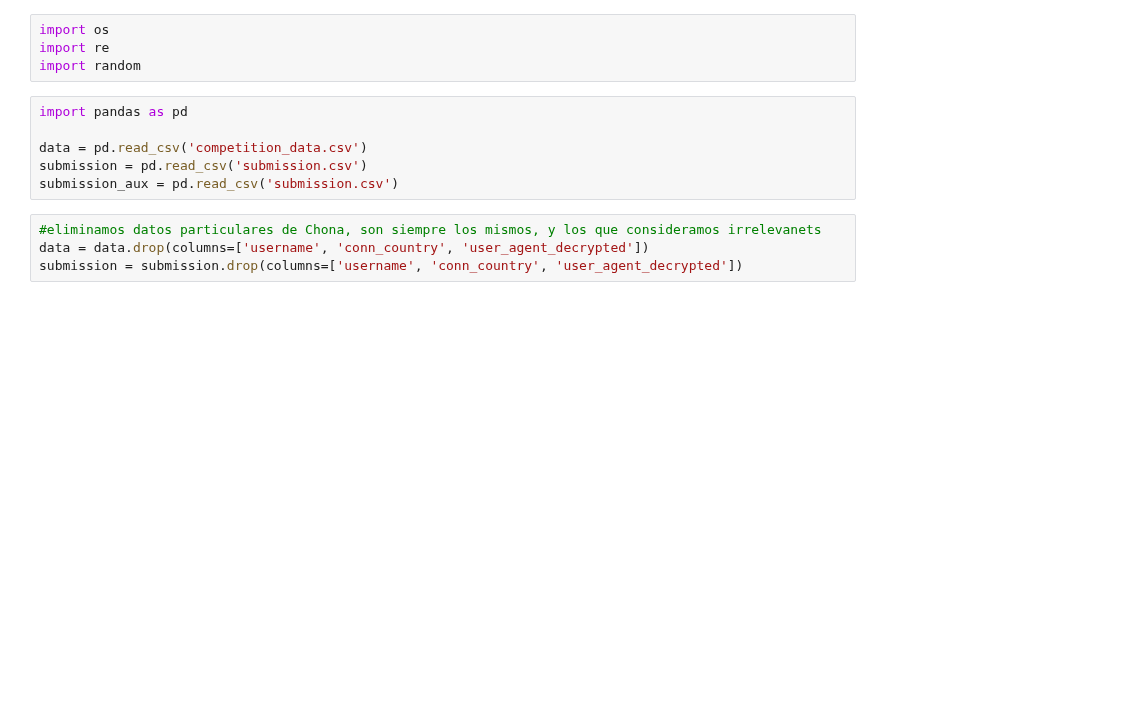
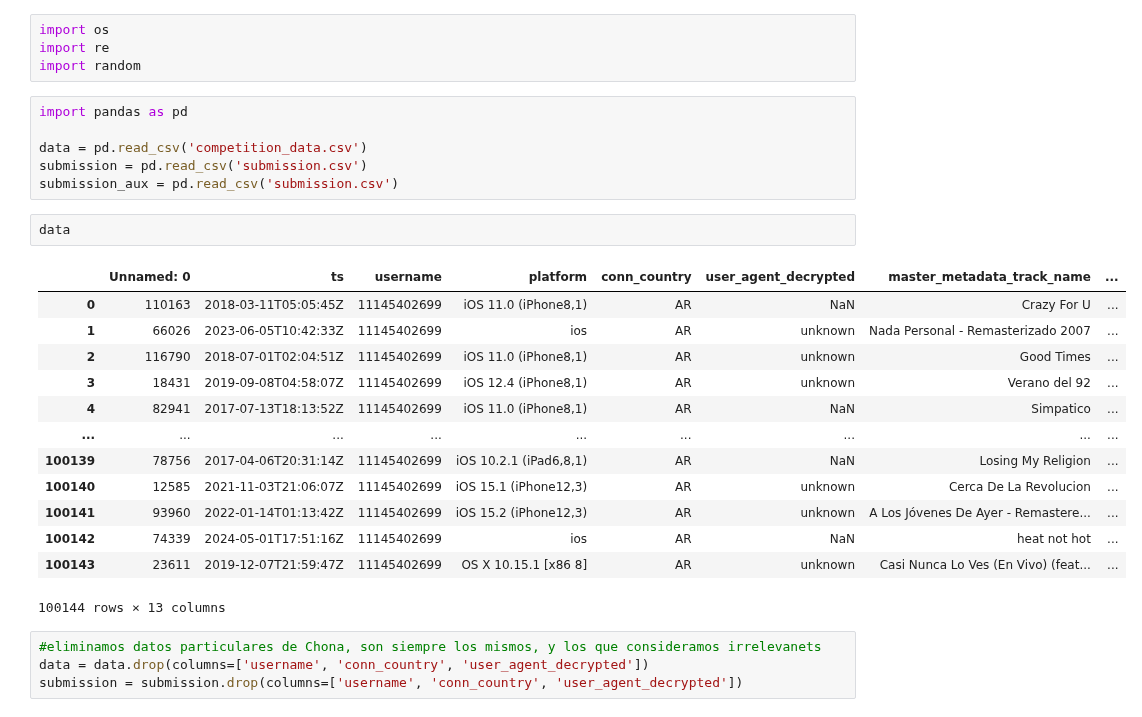
Before and after one commit to Dafydd8/TP2, a Jupyter notebook: XGBoost_holdout.ipynb, the cells around one changed output. Saved outputs shown, nothing was run; the diff lists cells and outputs as text; blank space fills up the shorter version.

```diff
--- a/XGBoost_holdout.ipynb
+++ b/XGBoost_holdout.ipynb
@@ -8,6 +8,22 @@ import pandas as pd
 data = pd.read_csv('competition_data.csv')
 submission = pd.read_csv('submission.csv')
 submission_aux = pd.read_csv('submission.csv')
+# %%
+data
+# %% [output]
+|  | Unnamed: 0 | ts | username | platform | conn_country | user_agent_decrypted | master_metadata_track_name | ... |
+| 0 | 110163 | 2018-03-11T05:05:45Z | 11145402699 | iOS 11.0 (iPhone8,1) | AR | NaN | Crazy For U | ... |
+| 1 | 66026 | 2023-06-05T10:42:33Z | 11145402699 | ios | AR | unknown | Nada Personal - Remasterizado 2007 | ... |
+| 2 | 116790 | 2018-07-01T02:04:51Z | 11145402699 | iOS 11.0 (iPhone8,1) | AR | unknown | Good Times | ... |
+| 3 | 18431 | 2019-09-08T04:58:07Z | 11145402699 | iOS 12.4 (iPhone8,1) | AR | unknown | Verano del 92 | ... |
+| 4 | 82941 | 2017-07-13T18:13:52Z | 11145402699 | iOS 11.0 (iPhone8,1) | AR | NaN | Simpatico | ... |
+| ... | ... | ... | ... | ... | ... | ... | ... | ... |
+| 100139 | 78756 | 2017-04-06T20:31:14Z | 11145402699 | iOS 10.2.1 (iPad6,8,1) | AR | NaN | Losing My Religion | ... |
+| 100140 | 12585 | 2021-11-03T21:06:07Z | 11145402699 | iOS 15.1 (iPhone12,3) | AR | unknown | Cerca De La Revolucion | ... |
+| 100141 | 93960 | 2022-01-14T01:13:42Z | 11145402699 | iOS 15.2 (iPhone12,3) | AR | unknown | A Los Jóvenes De Ayer - Remastere... | ... |
+| 100142 | 74339 | 2024-05-01T17:51:16Z | 11145402699 | ios | AR | NaN | heat not hot | ... |
+| 100143 | 23611 | 2019-12-07T21:59:47Z | 11145402699 | OS X 10.15.1 [x86 8] | AR | unknown | Casi Nunca Lo Ves (En Vivo) (feat... | ... |
+100144 rows × 13 columns
 # %%
 #eliminamos datos particulares de Chona, son siempre los mismos, y los que consideramos irrelevanets
 data = data.drop(columns=['username', 'conn_country', 'user_agent_decrypted'])
```
Also changed, not shown: parts of 7 cells of this notebook, 1 other file.
